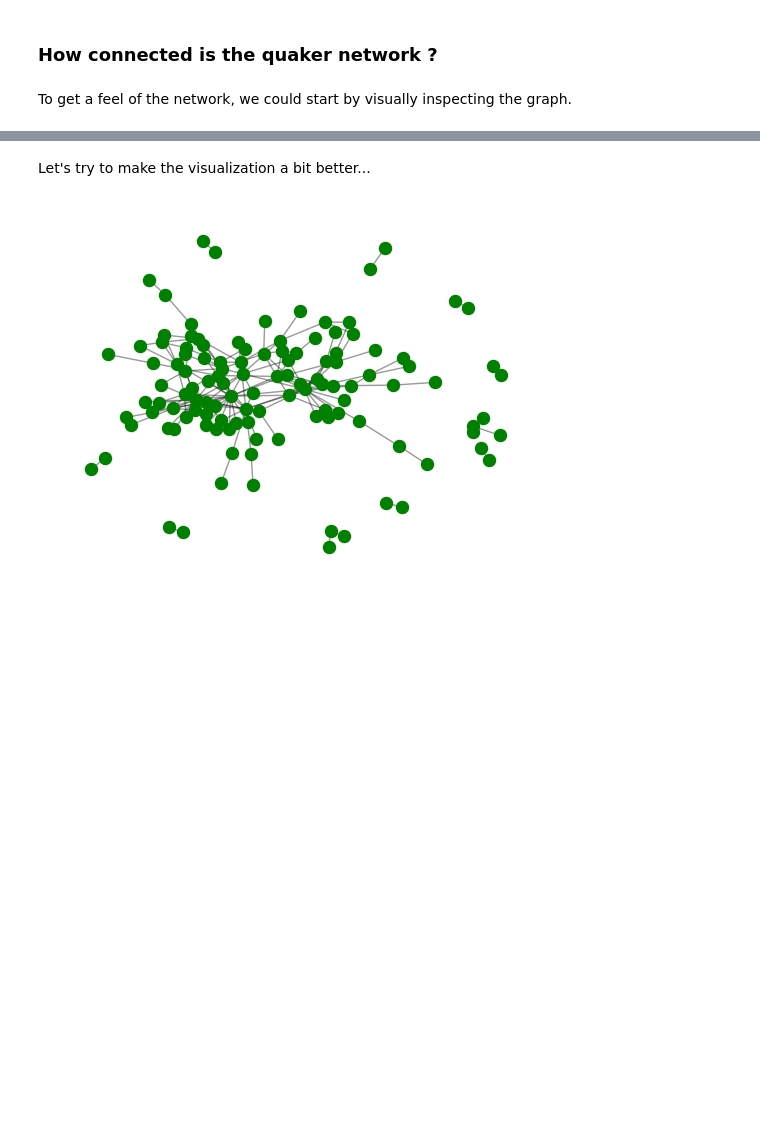
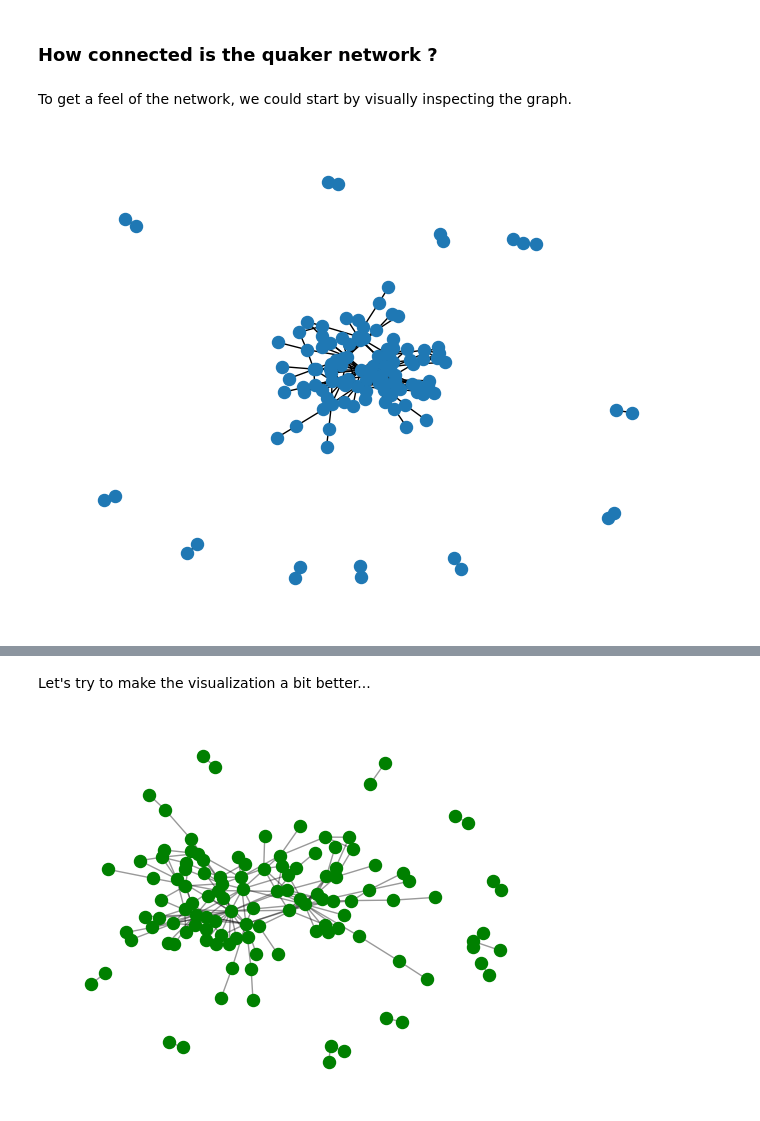
Before and after one commit to Jakhongir0103/epfl-ada, a Jupyter notebook: Exercises/10 - Handling networks/HandlingNetworks_Tutorial_Exercises.ipynb, the cells around one changed output, grey strips where cells are left out. Cells and saved outputs as stored; diff of their text form; code cells hidden in the pictures; blank space fills up the shorter version.

```diff
--- a/Exercises/10 - Handling networks/HandlingNetworks_Tutorial_Exercises.ipynb
+++ b/Exercises/10 - Handling networks/HandlingNetworks_Tutorial_Exercises.ipynb
@@ -244,6 +263,10 @@ quakerG.nodes['William Penn']
 ### How connected is the quaker network ?
 # %% [markdown]
 To get a feel of the network, we could start by visually inspecting the graph.
+# %%
+nx.draw_spring(quakerG, node_shape='.')
+# %% [output]
+[figure, added]
 # %%
 visualize_graph(quakerG, False, k=0.05, alpha=0.4)
 # %% [output]
```
Also changed, not shown: parts of 15 cells of this notebook, 11 other files.
